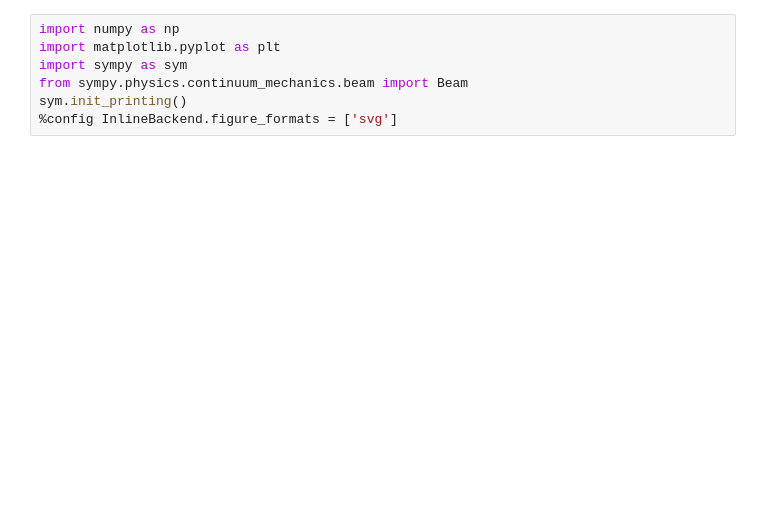
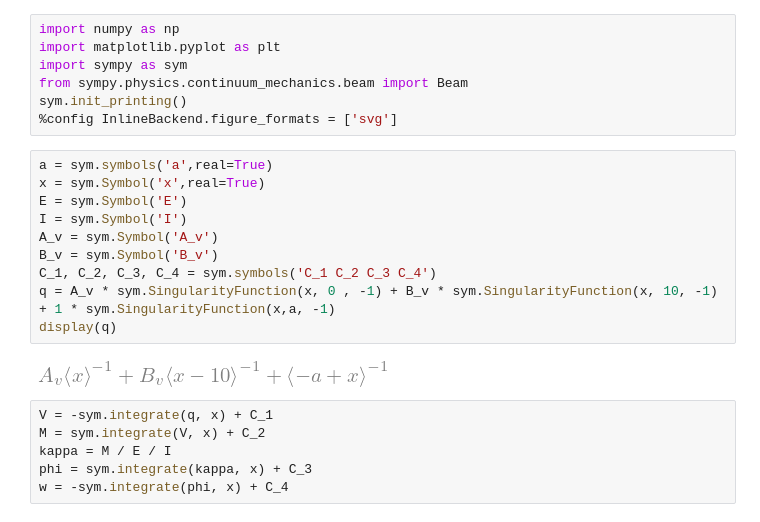
Before and after one commit to Tom-van-Woudenberg/Macaulay-various, a Jupyter notebook: example_julia_1.ipynb, the cells around one changed output. Drawn from its saved outputs; the diff is of its cells as text; blank space fills up the shorter version.

```diff
--- a/example_julia_1.ipynb
+++ b/example_julia_1.ipynb
@@ -5,3 +5,21 @@ import sympy as sym
 from sympy.physics.continuum_mechanics.beam import Beam
 sym.init_printing()
 %config InlineBackend.figure_formats = ['svg']
+# %%
+a = sym.symbols('a',real=True)
+x = sym.Symbol('x',real=True)
+E = sym.Symbol('E')
+I = sym.Symbol('I')
+A_v = sym.Symbol('A_v')
+B_v = sym.Symbol('B_v')
+C_1, C_2, C_3, C_4 = sym.symbols('C_1 C_2 C_3 C_4')
+q = A_v * sym.SingularityFunction(x, 0 , -1) + B_v * sym.SingularityFunction(x, 10, -1) + 1 * sym.SingularityFunction(x,a, -1)
+display(q)
+# %% [output]
+[figure, added]
+# %%
+V = -sym.integrate(q, x) + C_1
+M = sym.integrate(V, x) + C_2
+kappa = M / E / I
+phi = sym.integrate(kappa, x) + C_3
+w = -sym.integrate(phi, x) + C_4
```
Also changed, not shown: parts of 8 cells of this notebook, 2 other files.
